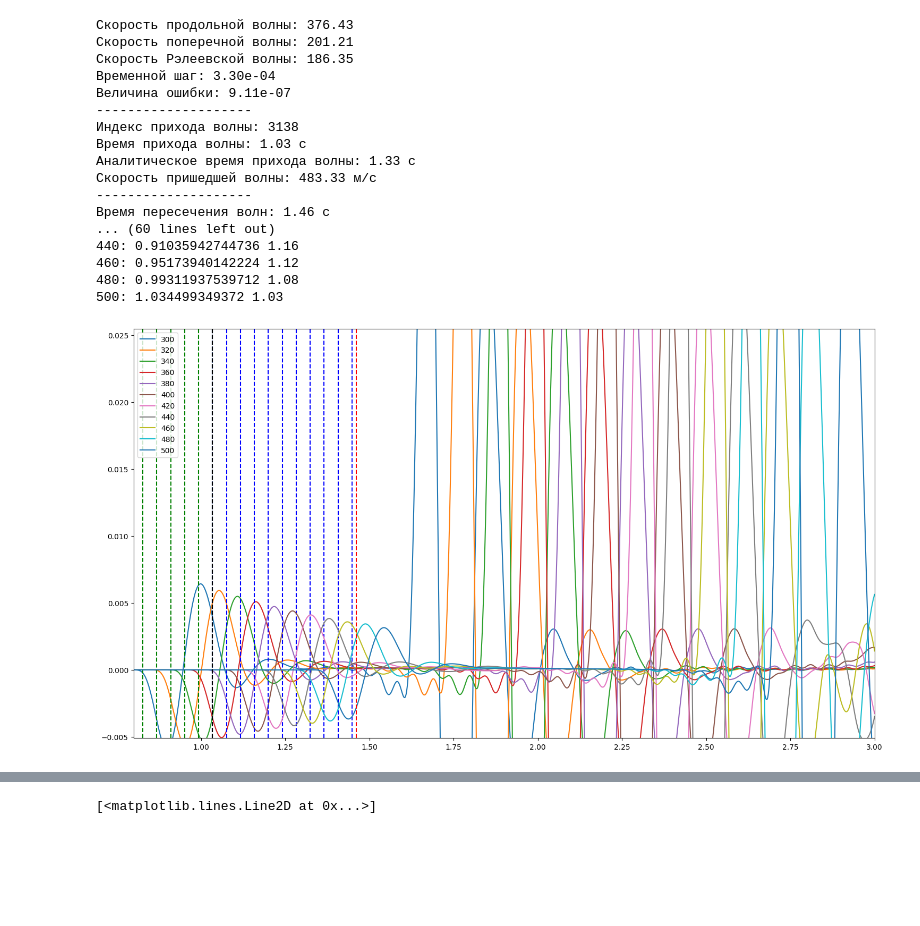
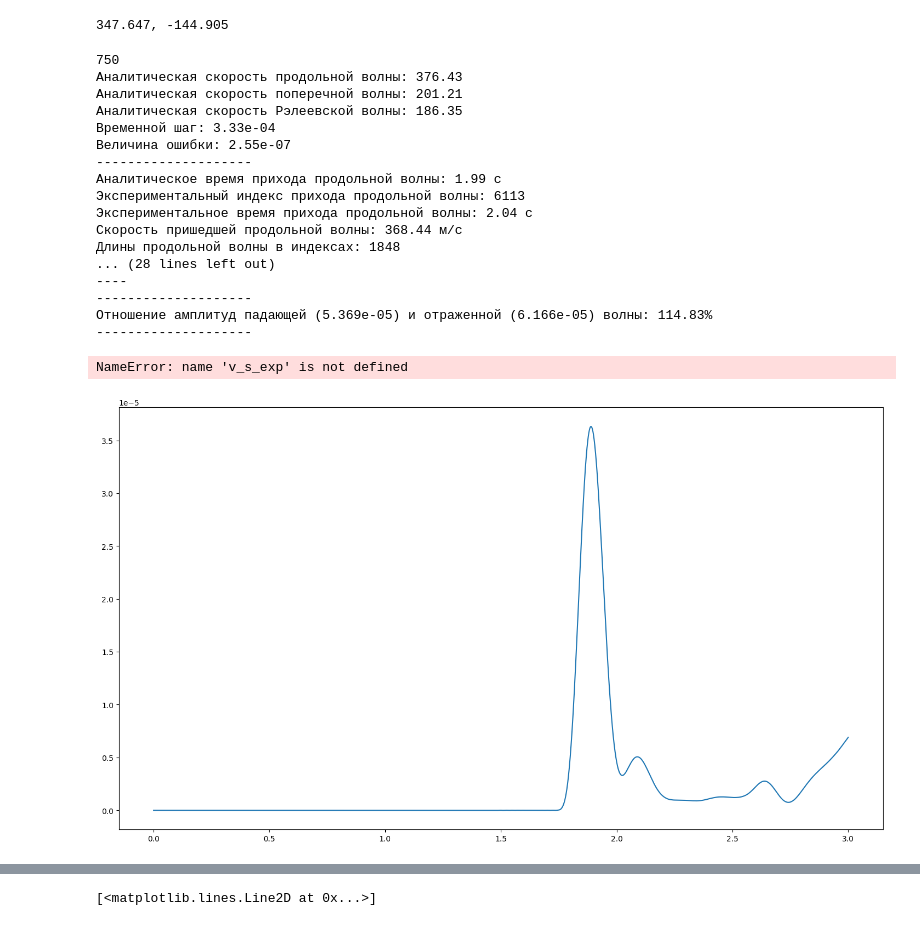
Before and after one commit to terilat/SGYAnalyzer, a Jupyter notebook: convergence_check.ipynb, the cells around one changed output, grey strips where cells are left out. Cells and saved outputs as stored; diff of their text form; code cells hidden in the pictures; blank space fills up the shorter version.

```diff
--- a/convergence_check.ipynb
+++ b/convergence_check.ipynb
@@ -47,0 +13,2 @@ receiver_visibility = [True for _ in range(tensor_0['Uy'].shape[0])]
+# %%
+sgy_files = os.listdir('sgy_files')
@@ -47,0 +78,9 @@ receiver_visibility = [True for _ in range(tensor_0['Uy'].shape[0])]
+# %%
+tensors_list = []
+time_lines_list = []
+time_evaluations_list = []
+for param in params:
+    tensor, time_line, time_evaluation = get_seysmic_tensor(os.path.join('sgy_files'), exp=f'lamb_demphire_R_{param["R"]}_DW_{param["DW"]}_L_{param["L"]}_20_7')
+    tensors_list.append(tensor)
+    time_lines_list.append(time_line)
+    time_evaluations_list.append(time_evaluation)
@@ -48,37 +171,56 @@ receiver_visibility = [True for _ in range(tensor_0['Uy'].shape[0])]
+# %%
+print(f"{(f_y2 - f_y1) / (f_x2 - f_x1):.3f}, {(r_y2 - r_y1) / (r_x2 - r_x1):.3f}")
+# %% [output]
+347.647, -144.905
 # %%
-variable = 'Vx'
+variable = 'Uy'
+T_exp = 3
+
+receiver_visibility = np.array([False for _ in range(tensors_list[ind_plot][variable].shape[0])])
+
+receiver_visibility[33] = True
+receiver_visibility[34] = True
+receiver_visibility[-1] = True
+
+# receiver_visibility[22] = True
+# receiver_visibility[23] = True
+# receiver_visibility[25] = True
+# receiver_visibility[29] = True
+
 demphing_analysis(
-    tensor=tensor_0[variable],
-    time_line=time_line_0,
+    tensor=tensors_list[ind_plot][variable],
+    time_line=time_lines_list[ind_plot],
     size_block=20,
-    T=3,
+    T_exp=T_exp,
     E=2e+8,
     nu=0.3,
     rho=1900,
-    L=500,
+    L=params[ind_plot]['L'],
     x_0=0.8,
     x_1=3,
-    y_0=-np.abs(tensor_0[variable][18, :4000]).max(),
-    y_1=5*np.abs(tensor_0[variable][18, :4000]).max(),
-    epsilon_order=np.abs(tensor_0[variable]).max() / 1e3,
+    y_0=-1e-5,#np.abs(tensors_list[ind][variable][18, :4000]).max(),
+    y_1=1e-5,#5*np.abs(tensors_list[ind][variable][18, :4000]).max(),
+    epsilon_order=np.abs(tensors_list[ind_plot][variable]).max() / 1e2,
     receiver_visibility=receiver_visibility,
+    plot_title=f'R={params[ind_plot]["R"]}, DW={params[ind_plot]["DW"]}, L={params[ind_plot]["L"]}'
 )
 # %% [output]
-Скорость продольной волны: 376.43
-Скорость поперечной волны: 201.21
-Скорость Рэлеевской волны: 186.35
-Временной шаг: 3.30e-04
-Величина ошибки: 9.11e-07
+750
+Аналитическая скорость продольной волны: 376.43
+Аналитическая скорость поперечной волны: 201.21
+Аналитическая скорость Рэлеевской волны: 186.35
+Временной шаг: 3.33e-04
+Величина ошибки: 2.55e-07
 --------------------
-Индекс прихода волны: 3138
-Время прихода волны: 1.03 с
-Аналитическое время прихода волны: 1.33 с
-Скорость пришедшей волны: 483.33 м/с
+Аналитическое время прихода продольной волны: 1.99 с
+Экспериментальный индекс прихода продольной волны: 6113
+Экспериментальное время прихода продольной волны: 2.04 с
+Скорость пришедшей продольной волны: 368.44 м/с
+Длины продольной волны в индексах: 1848
+... (28 lines left out)
+----
 --------------------
-Время пересечения волн: 1.46 с
-... (60 lines left out)
-440: 0.91035942744736 1.16
-460: 0.95173940142224 1.12
-480: 0.99311937539712 1.08
-500: 1.034499349372 1.03
+Отношение амплитуд падающей (5.369e-05) и отраженной (6.166e-05) волны: 114.83%
+--------------------
+NameError: name 'v_s_exp' is not defined
-[figure, old version]
+[figure, new version]
```
Also changed, not shown: parts of 27 cells of this notebook, 51 other files.
